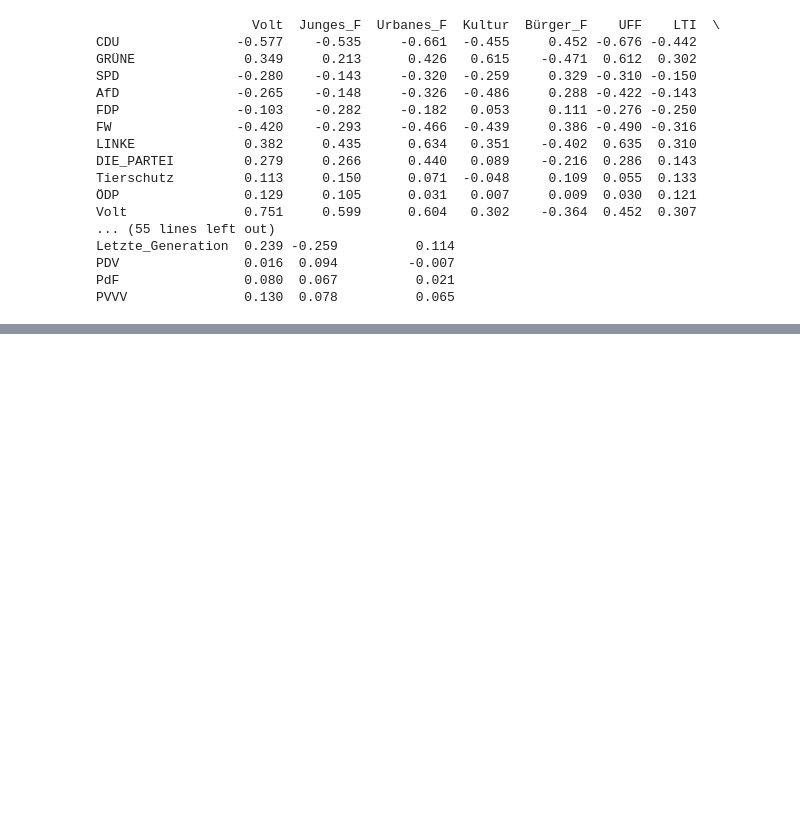
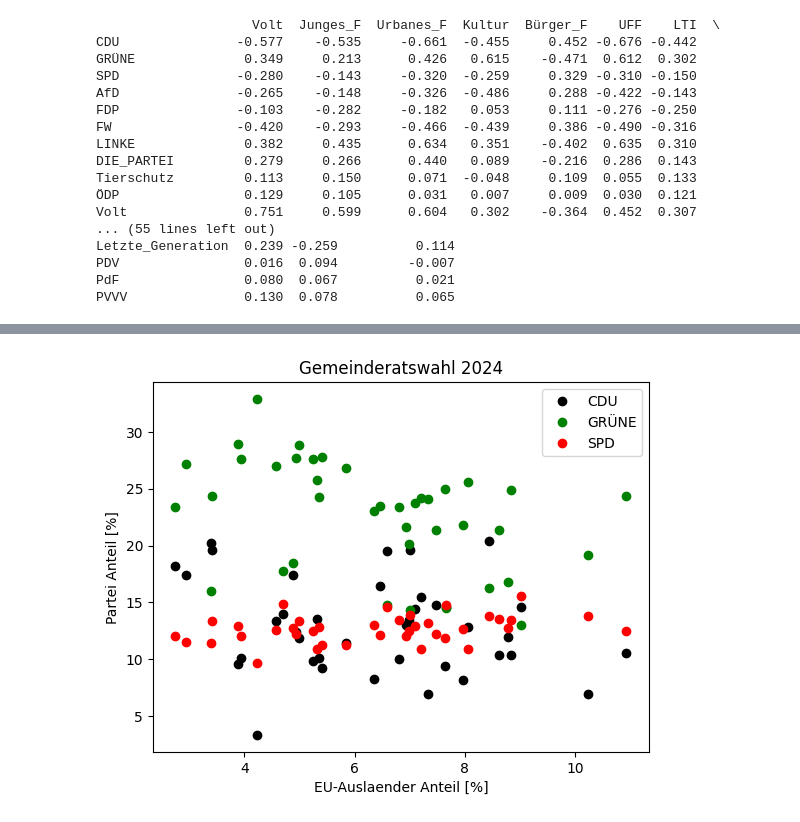
Before and after one commit to tkfritz/Freiburg_wahlen, a Jupyter notebook: Gemeinderatswahl24_Analyse.ipynb, the cells around one changed output, grey strips where cells are left out. Drawn from its saved outputs; the diff is of its cells as text; code cells hidden in the pictures; blank space fills up the shorter version.

```diff
--- a/Gemeinderatswahl24_Analyse.ipynb
+++ b/Gemeinderatswahl24_Analyse.ipynb
@@ -356,0 +397,5 @@ Ingesmat werden die Lager Zuordnungen bestatigt, auch der unklare Status von FL.
+# %%
+mehrere_parteien_scatter(joined,'EU-Auslaender_Anteil',wahl="gem24",parties=['CDU', 'GRÜNE',
+       'SPD'])
+# %% [output]
+[figure, added]
```
Also changed, not shown: parts of 18 cells of this notebook.
